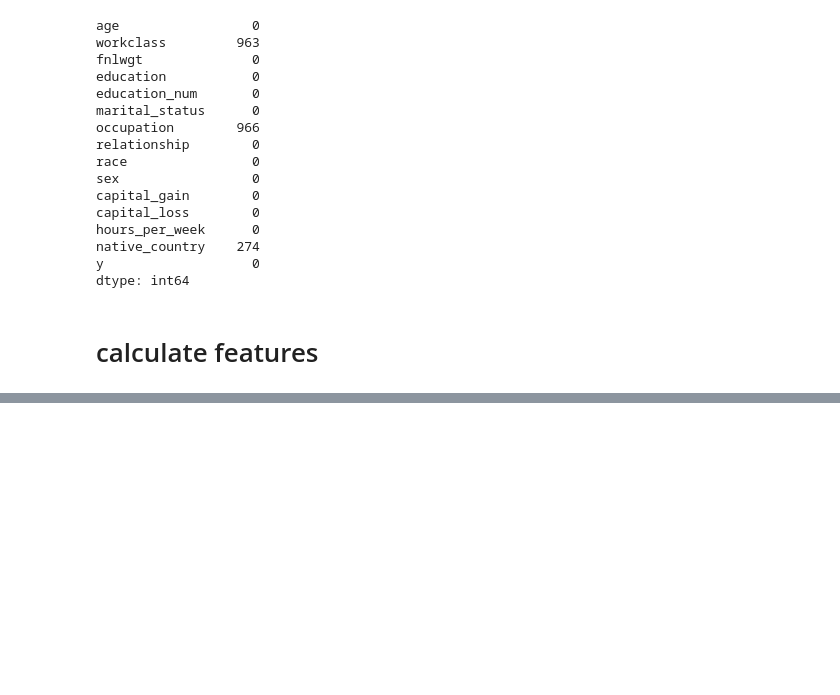
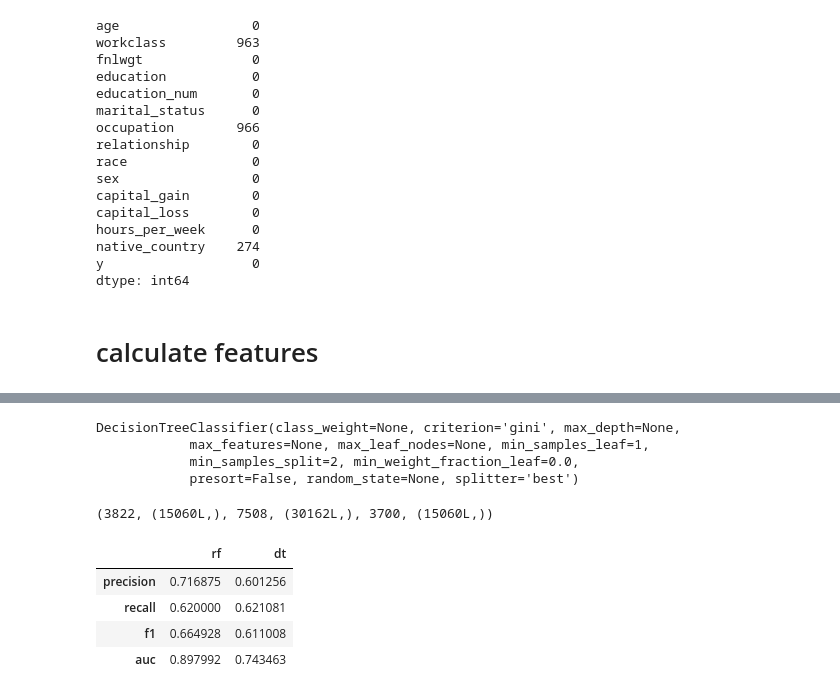
Before and after one commit to betterenvi/ml-proj1, a Jupyter notebook: proj1.ipynb, the cells around one changed output, grey strips where cells are left out. Cells and saved outputs as stored; diff of their text form; code cells hidden in the pictures; blank space fills up the shorter version.

```diff
--- a/proj1.ipynb
+++ b/proj1.ipynb
@@ -224,0 +226,2 @@ Categories (3, object): [(-0.009, 3] < (3, 6] < (6, 9]]
+# %%
+scores['rf'] = calc_scores(ty, py, py_prob)
@@ -225,2 +236,25 @@ Categories (3, object): [(-0.009, 3] < (3, 6] < (6, 9]]
 # %%
 dt = DecisionTreeClassifier()
+# %%
+dt.fit(dat, y)
+# %% [output]
+DecisionTreeClassifier(class_weight=None, criterion='gini', max_depth=None,
+            max_features=None, max_leaf_nodes=None, min_samples_leaf=1,
+            min_samples_split=2, min_weight_fraction_leaf=0.0,
+            presort=False, random_state=None, splitter='best')
+# %%
+py, py_prob = predict(dt, tdat)
+# %%
+sum(py), py.shape, sum(y), y.shape, sum(ty), ty.shape
+# %% [output]
+(3822, (15060L,), 7508, (30162L,), 3700, (15060L,))
+# %%
+scores['dt'] = calc_scores(ty, py, py_prob)
+# %%
+scores
+# %% [output]
+|  | rf | dt |
+| precision | 0.716875 | 0.601256 |
+| recall | 0.620000 | 0.621081 |
+| f1 | 0.664928 | 0.611008 |
+| auc | 0.897992 | 0.743463 |
```
Also changed, not shown: parts of 31 cells of this notebook.
